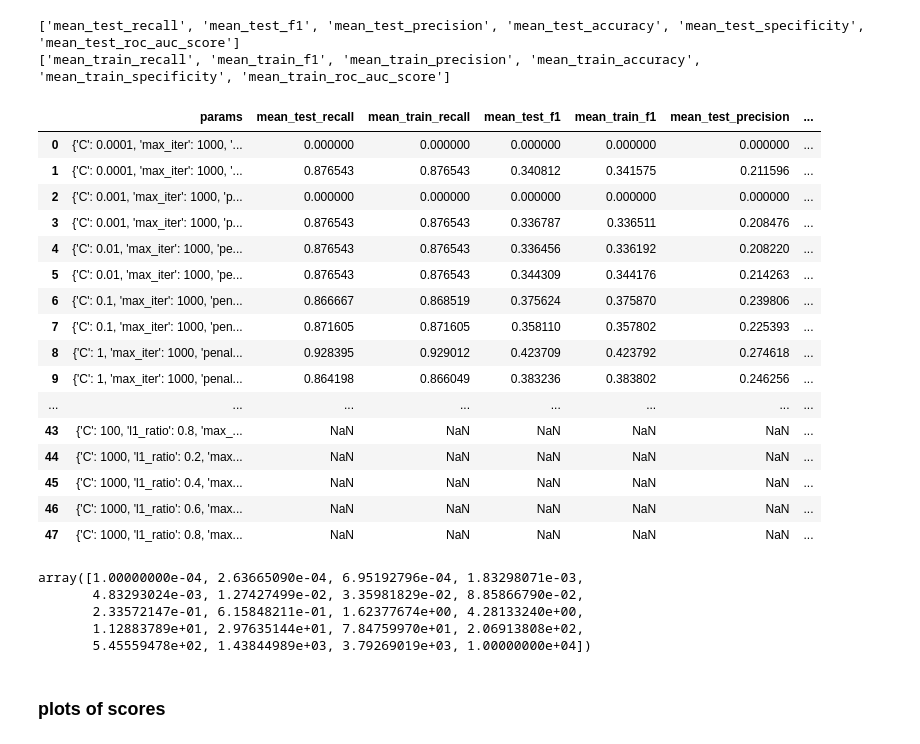
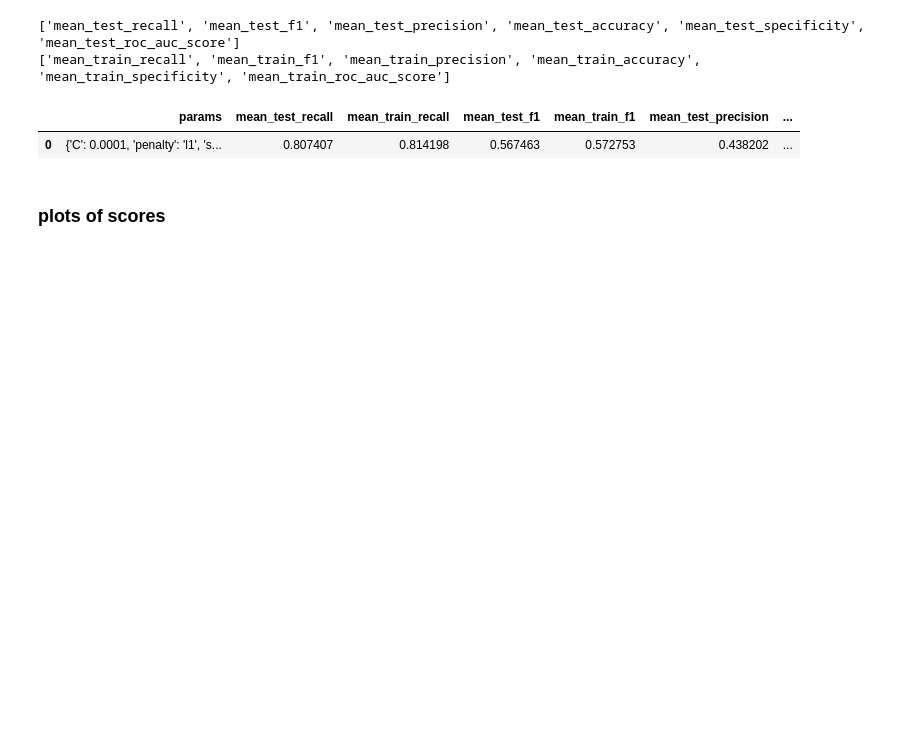
Before and after one commit to microwolf/capstone_healthcare_fraud, a Jupyter notebook: contributors/lu/scripts/Models.ipynb, the cells around one changed output. Cells and saved outputs as stored; diff of their text form; code cells hidden in the pictures; blank space fills up the shorter version.

```diff
--- a/contributors/lu/scripts/Models.ipynb
+++ b/contributors/lu/scripts/Models.ipynb
@@ -83,5 +80,5 @@ df_norm_part.head(2)
 | PRV51001 | 0.000036 | 0.000045 | 0.0 | 0.000005 | 0.000054 | 0.000052 | ... |
 | PRV51003 | 0.000006 | 0.000008 | 0.0 | 0.000004 | 0.000010 | 0.000010 | ... |
 # %%
-df_dum.drop(df_dum[normalize_cols], axis = 1, inplace = True)
+# df_dum.drop(df_dum[normalize_cols], axis = 1, inplace = True)
 # %%
@@ -137,21 +134,29 @@ ytest class ave 0.0933456561922366
 ## Logistic Regression
 # %% [markdown]
 #### normalization / standardization
+# %%
+ss = StandardScaler()
+ss.fit(xtrain)
+xstrain = ss.transform(xtrain)
 # %%
 # recall of positive - sensitivity; recall of negative - specificity
-lr = LogisticRegression(random_state=4, class_weight='balanced') # create fake positive/negative to balance
+lr = LogisticRegression(class_weight='balanced') # create fake positive/negative to balance
 
-# lr_params = [{'penalty': ['l1', 'l2'], "C":[0.0001,0.001,0.01,0.1,1,10,100],
-#               'max_iter':[1000], 'solver':['liblinear']}] # l1=lasso
+# lr_params = [{'penalty': ['l1'], "C":[0.0001,0.001,0.01,0.1,1,10,100], 'solver':['liblinear']}]
+              #'max_iter':[1000]}] # l1=lasso
 
-lr_params = [{'penalty': ['l1', 'l2'], "C":[0.0001,0.001,0.01,0.1,1,10,100,1000],
-              'max_iter':[1000], 'solver':['liblinear']},
-             {'penalty': ['elasticnet'], "C":[0.0001,0.001,0.01,0.1,1,10,100,1000],
-              'max_iter':[1000], 'solver':['liblinear'], 'l1_ratio':[0.2, 0.4, 0.6, 0.8]}] # l1=lasso
+lr_params = [{'penalty': ['l1', 'l2'], "C":[0.0001,0.001,0.01,0.1,1,10,100], 'solver':['liblinear']}]
 
+# lr_params = [{'penalty': ['l1', 'l2'], "C":[0.0001,0.001,0.01,0.1,1,10,100,1000],
+#               'max_iter':[1000], 'solver':['liblinear']},
+#              {'penalty': ['elasticnet'], "C":[0.0001,0.001,0.01,0.1,1,10,100,1000],
+#               'max_iter':[1000], 'solver':['liblinear'], 'l1_ratio':[0.2, 0.4, 0.6, 0.8]}] # l1=lasso
 
-kf5 = StratifiedKFold(n_splits = 5, shuffle = True, random_state = 4)
-scores = { 'recall': make_scorer(recall_score, pos_label = 1, average = 'binary'), # average: use binary instead of weighted because already have class_weight = balanced in rf, also it's a binary, weighted is more about multiclass; for evaluation don't want to weighted based on proportion
+# kf5 = StratifiedKFold(n_splits = 5, shuffle = True, random_state = 4)
+
+# average: use binary instead of weighted because already have class_weight = balanced in rf, also it's a binary, weighted is more about multiclass; for evaluation don't want to weighted based on proportion
+
+scores = {'recall': make_scorer(recall_score, pos_label = 1, average = 'binary'),
           'f1': make_scorer(f1_score, pos_label = 1, average = 'binary'),
          'precision': make_scorer(precision_score, pos_label = 1, average = 'binary'),
          'accuracy': make_scorer(balanced_accuracy_score),
@@ -159,11 +164,12 @@ scores = { 'recall': make_scorer(recall_score, pos_label = 1, average = 'binary'
          'roc_auc_score': make_scorer(roc_auc_score, average = 'macro')}
 
 # scores = ['f1_weighted', 'recall', 'precision', 'accuracy']
-# lr_grid = GridSearchCV(estimator=lr, param_grid=lr_params, return_train_score=True,
-#                        cv = 5, verbose=2, scoring='recall', n_jobs=-1)
 
 lr_grid = GridSearchCV(estimator=lr, param_grid=lr_params, return_train_score=True,
-                       cv = kf5, verbose=2, scoring=scores, refit=False, n_jobs=-1)
+                       cv = 5, verbose=2, scoring=scores, refit=False, n_jobs=-1)
+
+# lr_grid = GridSearchCV(estimator=lr, param_grid=lr_params, return_train_score=True,
+#                        cv = 5, verbose=2, scoring='recall', refit=True, n_jobs=-1)
 
 %time lr_grid.fit(xtrain, ytrain)
 # %% [output]
@@ -209,38 +214,26 @@ print(mean_train)
 # %%
 lr_grid_scores = pd.DataFrame({'params': lr_grid.cv_results_['params'],
               'mean_test_recall': lr_grid.cv_results_['mean_test_recall'],
               'mean_train_recall': lr_grid.cv_results_['mean_train_recall'],
               'mean_test_f1': lr_grid.cv_results_['mean_test_f1'],
               'mean_train_f1': lr_grid.cv_results_['mean_train_f1'],
               'mean_test_precision': lr_grid.cv_results_['mean_test_precision'],
               'mean_train_precision': lr_grid.cv_results_['mean_train_precision'],
               'mean_test_accuracy': lr_grid.cv_results_['mean_test_accuracy'],
               'mean_train_accuracy': lr_grid.cv_results_['mean_train_accuracy'],
               'mean_test_specificity': lr_grid.cv_results_['mean_test_specificity'],
               'mean_train_specificity': lr_grid.cv_results_['mean_train_specificity'],
               'mean_test_roc_auc_score': lr_grid.cv_results_['mean_test_roc_auc_score'],
               'mean_train_roc_auc_score': lr_grid.cv_results_['mean_train_roc_auc_score']
              })
-lr_grid_scores.to_csv('../output/lr_grid_scores_l1l2en.csv')
-lr_grid_scores
+
+# lr_grid_scores.to_csv('../output/lr_grid_scores_l1.csv')
+# lr_grid_scores.to_csv('../output/lr_grid_scores_l1l2.csv')
+# lr_grid_scores.to_csv('../output/lr_grid_scores_l1l2en.csv')
+lr_grid_scores.head(1)
 # %% [output]
 |  | params | mean_test_recall | mean_train_recall | mean_test_f1 | mean_train_f1 | mean_test_precision | ... |
-| 0 | {'C': 0.0001, 'max_iter': 1000, '... | 0.000000 | 0.000000 | 0.000000 | 0.000000 | 0.000000 | ... |
-| 1 | {'C': 0.0001, 'max_iter': 1000, '... | 0.876543 | 0.876543 | 0.340812 | 0.341575 | 0.211596 | ... |
-| 2 | {'C': 0.001, 'max_iter': 1000, 'p... | 0.000000 | 0.000000 | 0.000000 | 0.000000 | 0.000000 | ... |
-| 3 | {'C': 0.001, 'max_iter': 1000, 'p... | 0.876543 | 0.876543 | 0.336787 | 0.336511 | 0.208476 | ... |
-| 4 | {'C': 0.01, 'max_iter': 1000, 'pe... | 0.876543 | 0.876543 | 0.336456 | 0.336192 | 0.208220 | ... |
-| 5 | {'C': 0.01, 'max_iter': 1000, 'pe... | 0.876543 | 0.876543 | 0.344309 | 0.344176 | 0.214263 | ... |
-| 6 | {'C': 0.1, 'max_iter': 1000, 'pen... | 0.866667 | 0.868519 | 0.375624 | 0.375870 | 0.239806 | ... |
-| 7 | {'C': 0.1, 'max_iter': 1000, 'pen... | 0.871605 | 0.871605 | 0.358110 | 0.357802 | 0.225393 | ... |
-| 8 | {'C': 1, 'max_iter': 1000, 'penal... | 0.928395 | 0.929012 | 0.423709 | 0.423792 | 0.274618 | ... |
-| 9 | {'C': 1, 'max_iter': 1000, 'penal... | 0.864198 | 0.866049 | 0.383236 | 0.383802 | 0.246256 | ... |
-| ... | ... | ... | ... | ... | ... | ... | ... |
-| 43 | {'C': 100, 'l1_ratio': 0.8, 'max_... | NaN | NaN | NaN | NaN | NaN | ... |
-| 44 | {'C': 1000, 'l1_ratio': 0.2, 'max... | NaN | NaN | NaN | NaN | NaN | ... |
-| 45 | {'C': 1000, 'l1_ratio': 0.4, 'max... | NaN | NaN | NaN | NaN | NaN | ... |
-| 46 | {'C': 1000, 'l1_ratio': 0.6, 'max... | NaN | NaN | NaN | NaN | NaN | ... |
-| 47 | {'C': 1000, 'l1_ratio': 0.8, 'max... | NaN | NaN | NaN | NaN | NaN | ... |
+| 0 | {'C': 0.0001, 'penalty': 'l1', 's... | 0.807407 | 0.814198 | 0.567463 | 0.572753 | 0.438202 | ... |
 # %%
 # never split data into T/F and handle them differently
 # L2 is more flexible because it is smooth function, L1 is not a smooth function
@@ -248,13 +241,7 @@ lr_grid_scores
 # preceision expected to be 90-95%
 # can change the threshold of probabilty
 # %%
-np.logspace(-4, 4, 20)
+# np.logspace(-4, 4, 20)
-# %% [output]
-array([1.00000000e-04, 2.63665090e-04, 6.95192796e-04, 1.83298071e-03,
-       4.83293024e-03, 1.27427499e-02, 3.35981829e-02, 8.85866790e-02,
-       2.33572147e-01, 6.15848211e-01, 1.62377674e+00, 4.28133240e+00,
-       1.12883789e+01, 2.97635144e+01, 7.84759970e+01, 2.06913808e+02,
-       5.45559478e+02, 1.43844989e+03, 3.79269019e+03, 1.00000000e+04])
 # %% [markdown]
 ### plots of scores
 # %%
```
Also changed, not shown: parts of 57 cells of this notebook.
